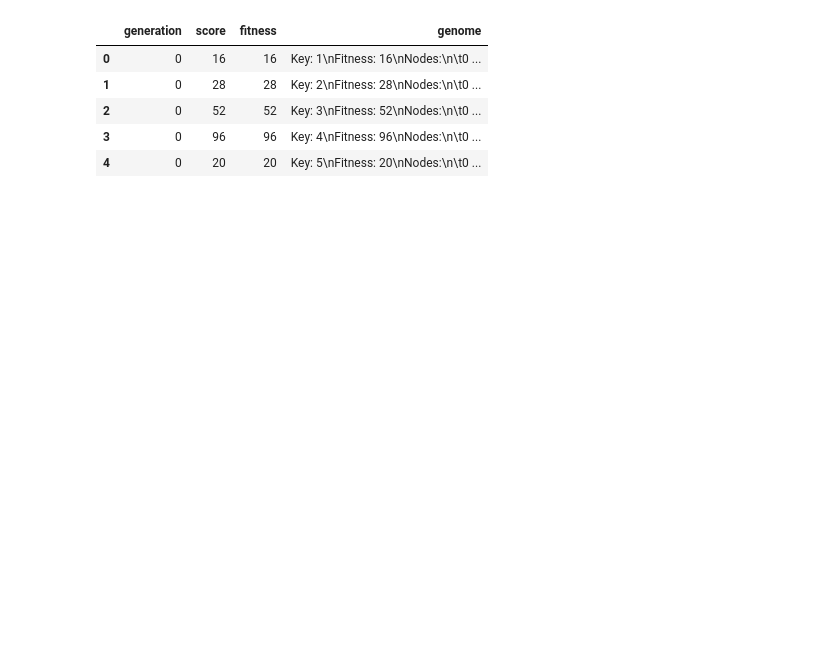
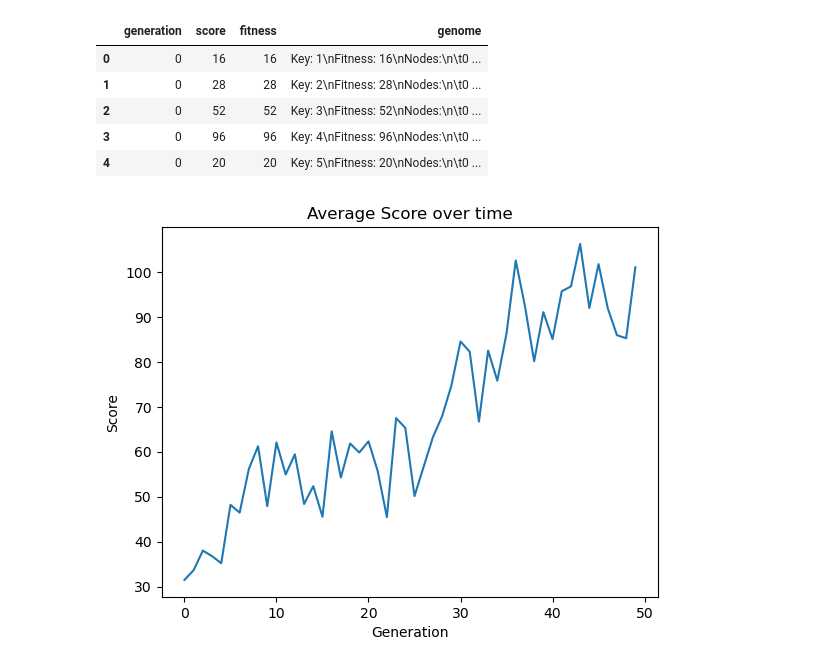
Before and after one commit to Jadon55/2048_AI, a Jupyter notebook: dataViz.ipynb, the cells around one changed output. Saved outputs shown, nothing was run; the diff lists cells and outputs as text; code cells hidden in the pictures; blank space fills up the shorter version.

```diff
--- a/dataViz.ipynb
+++ b/dataViz.ipynb
@@ -24,3 +22,11 @@ maxScore = []
 for i in range(genCount):
     avgScore.append(df.loc[df["generation"] == i]["score"].mean())
     maxScore.append(df.loc[df["generation"] == i]["score"].max())
+# %%
+plt.plot(generations, avgScore)
+plt.xlabel("Generation")  # add X-axis label
+plt.ylabel("Score")  # add Y-axis label
+plt.title("Average Score over time")  # add title
+plt.show()
+# %% [output]
+[figure, added]
```
Also changed, not shown: parts of 2 cells of this notebook.
